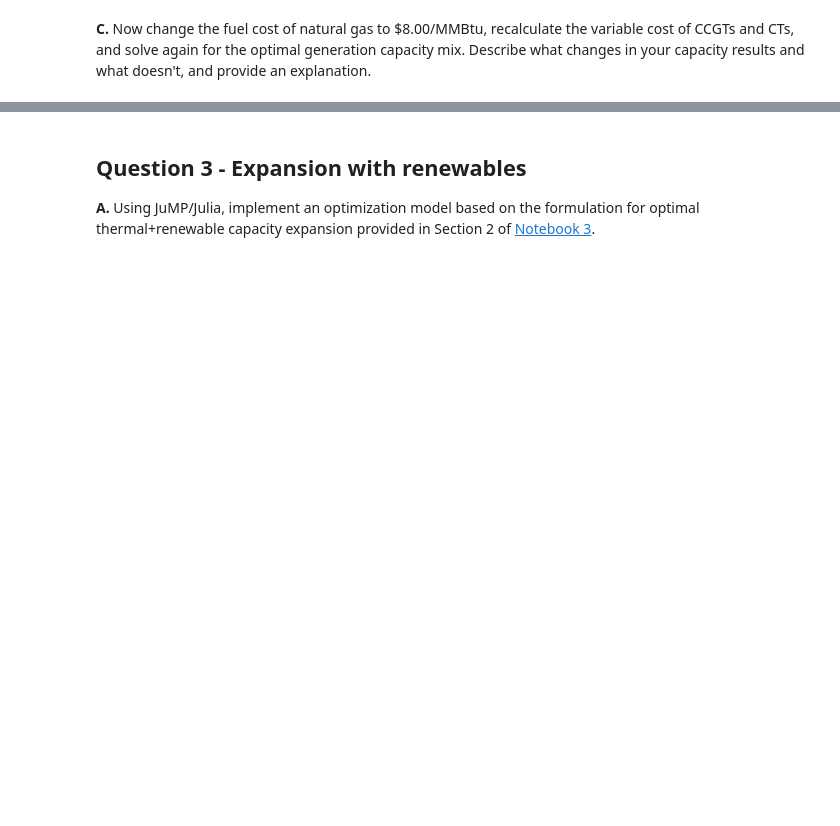
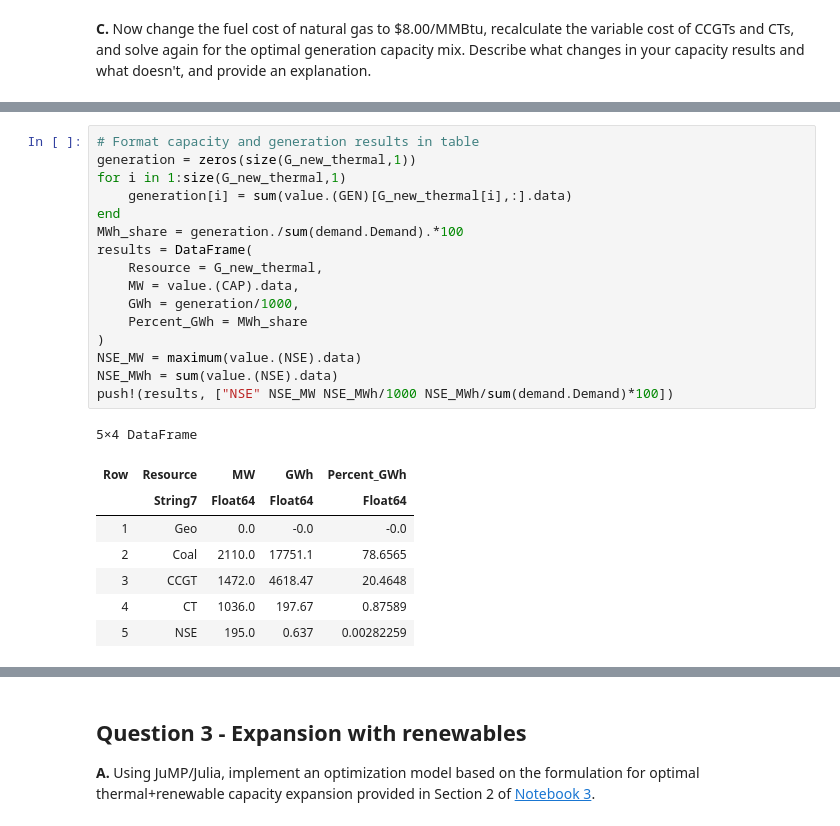
Before and after one commit to nxshi/power-systems-optimization, a Jupyter notebook: Homeworks/Homework-02.ipynb, the cells around one changed output, grey strips where cells are left out. Cells and saved outputs as stored; diff of their text form; blank space fills up the shorter version.

```diff
--- a/Homeworks/Homework-02.ipynb
+++ b/Homeworks/Homework-02.ipynb
@@ -77,0 +189,25 @@ Tip: round your solutions for the crossover hour between each technology to the
+# %%
+# Format capacity and generation results in table
+generation = zeros(size(G_new_thermal,1))
+for i in 1:size(G_new_thermal,1)
+    generation[i] = sum(value.(GEN)[G_new_thermal[i],:].data)
+end
+MWh_share = generation./sum(demand.Demand).*100
+results = DataFrame(
+    Resource = G_new_thermal,
+    MW = value.(CAP).data,
+    GWh = generation/1000,
+    Percent_GWh = MWh_share
+)
+NSE_MW = maximum(value.(NSE).data)
+NSE_MWh = sum(value.(NSE).data)
+push!(results, ["NSE" NSE_MW NSE_MWh/1000 NSE_MWh/sum(demand.Demand)*100])
+# %% [output]
+5×4 DataFrame
+| Row | Resource | MW | GWh | Percent_GWh |
+|  | String7 | Float64 | Float64 | Float64 |
+| 1 | Geo | 0.0 | -0.0 | -0.0 |
+| 2 | Coal | 2110.0 | 17751.1 | 78.6565 |
+| 3 | CCGT | 1472.0 | 4618.47 | 20.4648 |
+| 4 | CT | 1036.0 | 197.67 | 0.87589 |
+| 5 | NSE | 195.0 | 0.637 | 0.00282259 |
```
Also changed, not shown: parts of 17 cells of this notebook, 9 other files.
